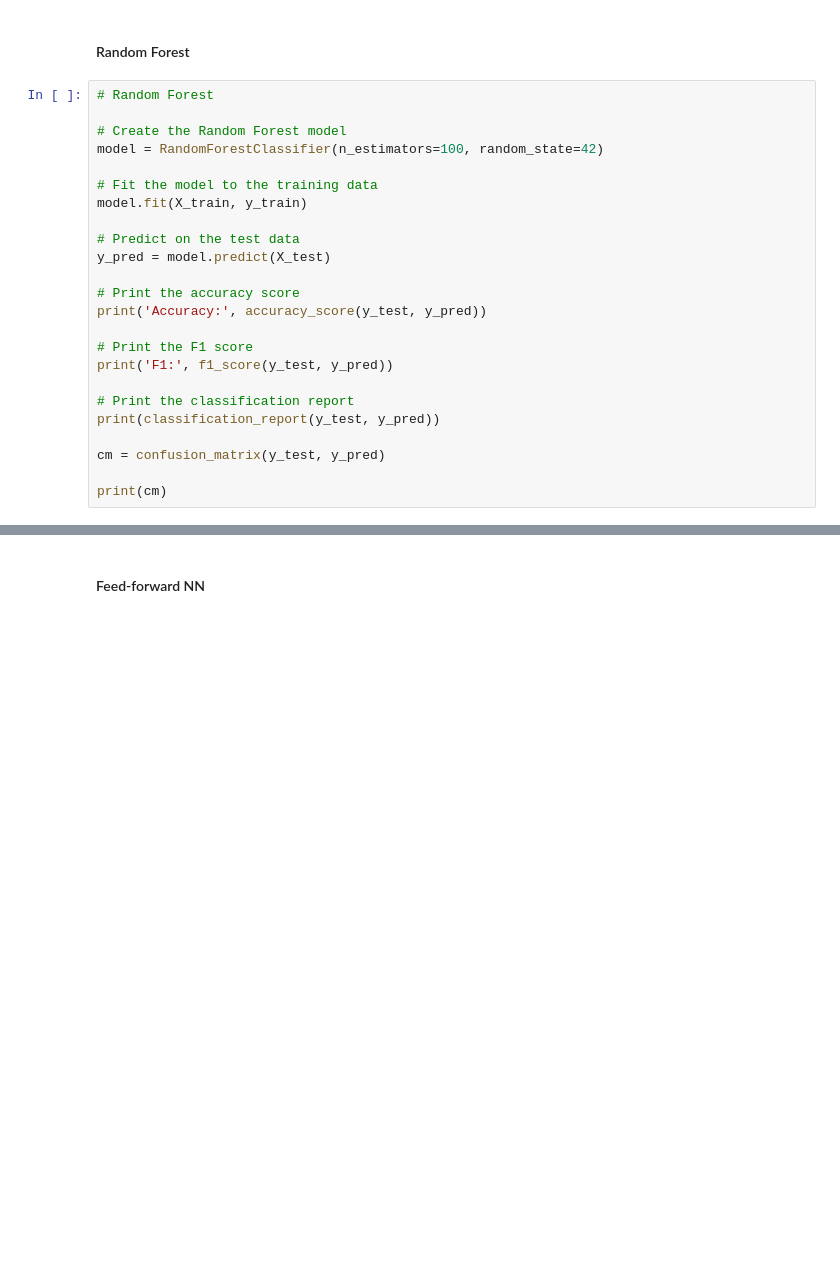
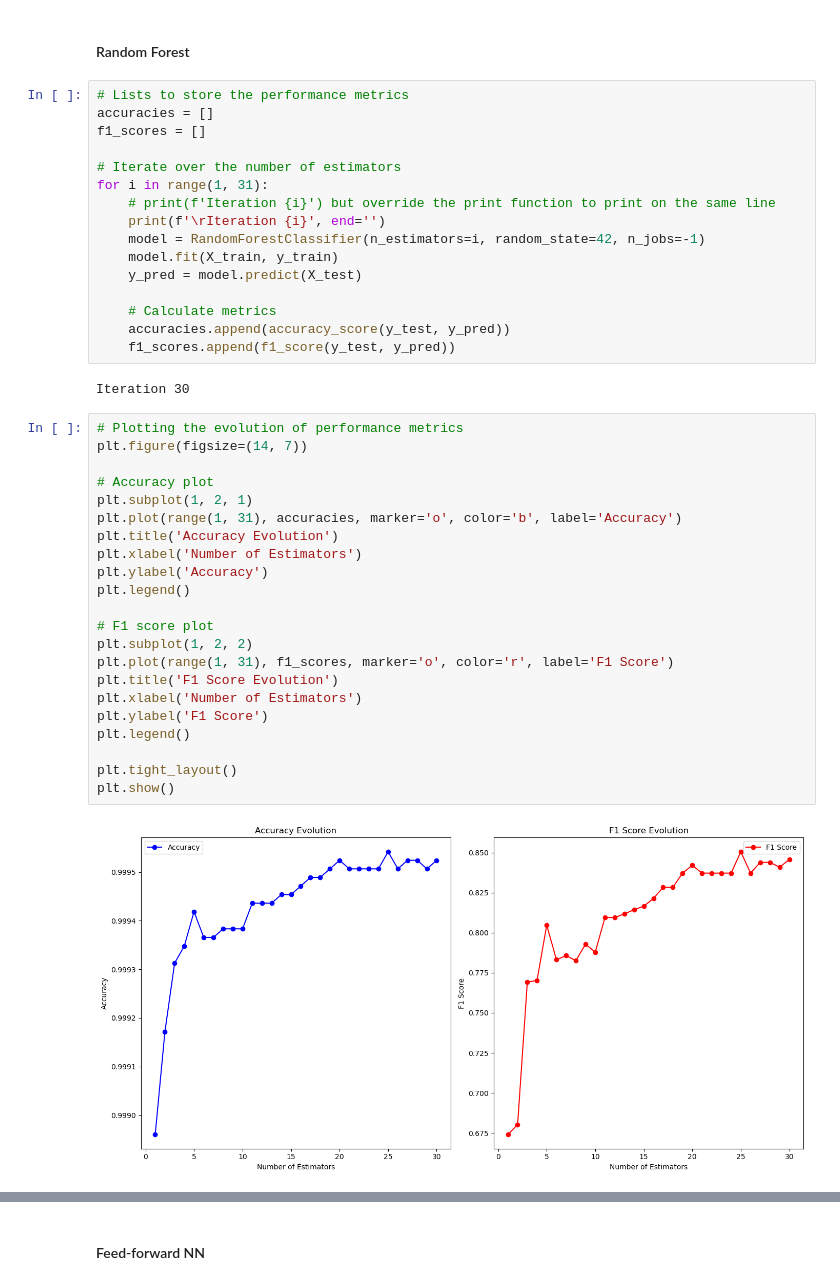
Before and after one commit to leobt23/Applications_DSE, a Jupyter notebook: code/data_exploration.ipynb, the cells around one changed output, grey strips where cells are left out. Cells and saved outputs as stored; diff of their text form; blank space fills up the shorter version.

Commit message:
3 model baseline

```diff
--- a/code/data_exploration.ipynb
+++ b/code/data_exploration.ipynb
@@ -1216,27 +1225,45 @@ plt.show()
 [figure]
 # %% [markdown]
 #### Random Forest
-# %%
-# Random Forest
-
-# Create the Random Forest model
-model = RandomForestClassifier(n_estimators=100, random_state=42)
-
-# Fit the model to the training data
-model.fit(X_train, y_train)
-
-# Predict on the test data
-y_pred = model.predict(X_test)
-
-# Print the accuracy score
-print('Accuracy:', accuracy_score(y_test, y_pred))
-
-# Print the F1 score
-print('F1:', f1_score(y_test, y_pred))
-
-# Print the classification report
-print(classification_report(y_test, y_pred))
-
-cm = confusion_matrix(y_test, y_pred)
-
-print(cm)
+# %%
+# Lists to store the performance metrics
+accuracies = []
+f1_scores = []
+
+# Iterate over the number of estimators
+for i in range(1, 31):
+    # print(f'Iteration {i}') but override the print function to print on the same line
+    print(f'\rIteration {i}', end='')
+    model = RandomForestClassifier(n_estimators=i, random_state=42, n_jobs=-1)
+    model.fit(X_train, y_train)
+    y_pred = model.predict(X_test)
+
+    # Calculate metrics
+    accuracies.append(accuracy_score(y_test, y_pred))
+    f1_scores.append(f1_score(y_test, y_pred))
+# %% [output]
+Iteration 30
+# %%
+# Plotting the evolution of performance metrics
+plt.figure(figsize=(14, 7))
+
+# Accuracy plot
+plt.subplot(1, 2, 1)
+plt.plot(range(1, 31), accuracies, marker='o', color='b', label='Accuracy')
+plt.title('Accuracy Evolution')
+plt.xlabel('Number of Estimators')
+plt.ylabel('Accuracy')
+plt.legend()
+
+# F1 score plot
+plt.subplot(1, 2, 2)
+plt.plot(range(1, 31), f1_scores, marker='o', color='r', label='F1 Score')
+plt.title('F1 Score Evolution')
+plt.xlabel('Number of Estimators')
+plt.ylabel('F1 Score')
+plt.legend()
+
+plt.tight_layout()
+plt.show()
+# %% [output]
+[figure, added]
```
Also changed, not shown: parts of 5 cells of this notebook.
